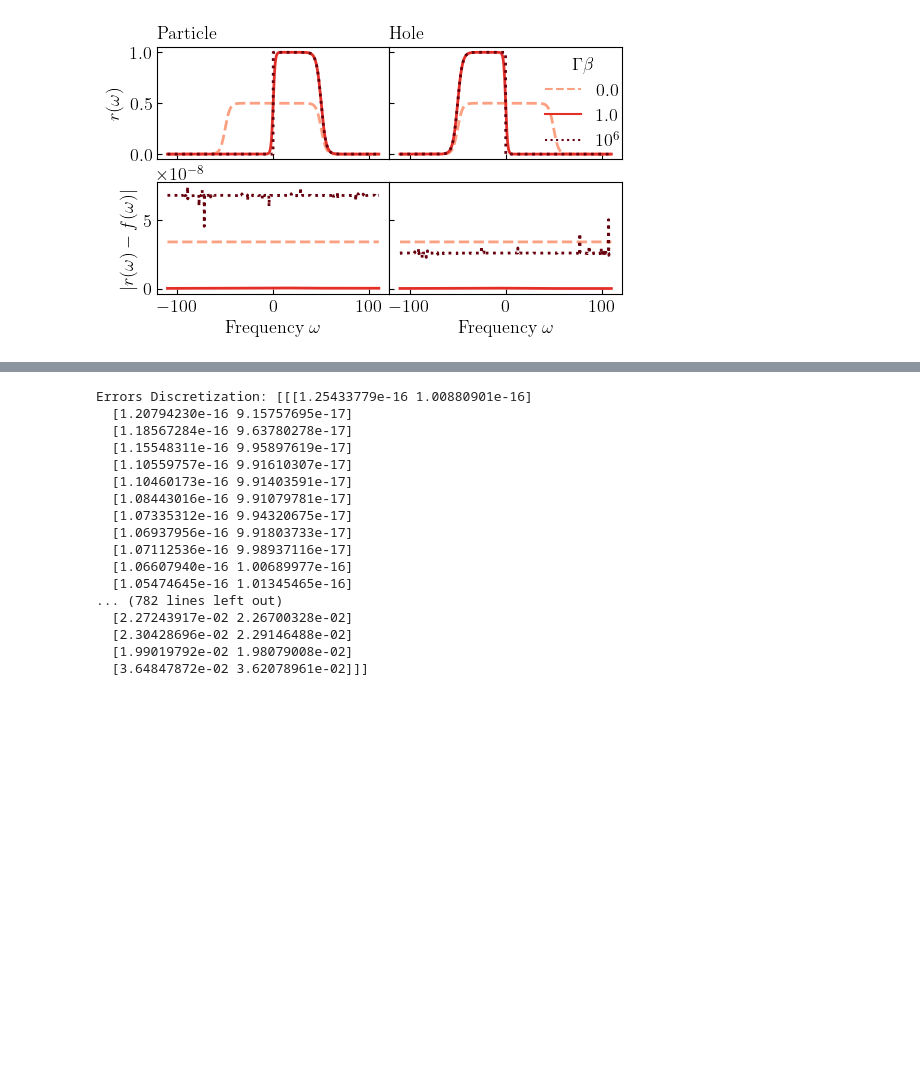
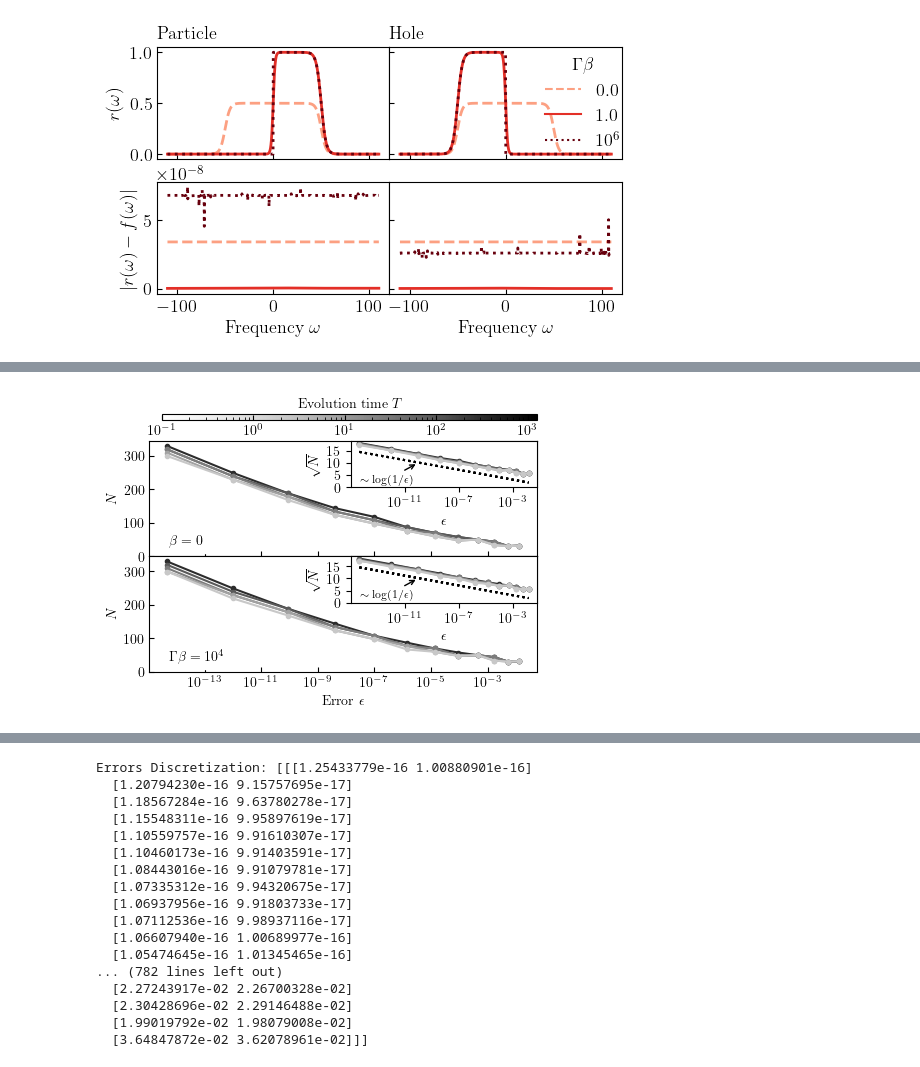
Before and after one commit to jthoenniss/RealTimeID, a Jupyter notebook: notebooks/paper.ipynb, the cells around one changed output, grey strips where cells are left out. Cells and saved outputs as stored; diff of their text form; code cells hidden in the pictures; blank space fills up the shorter version.

```diff
--- a/notebooks/paper.ipynb
+++ b/notebooks/paper.ipynb
@@ -1107,0 +1010,86 @@ nbr. explicit poles 12
+# %%
+
+fig, axs = plt.subplots(2, 1, figsize=(5, 3), sharex=True)
+#Set plot parameters
+plt.rcParams.update({"text.usetex": True, "font.family": "serif", "font.size": 10})
+
+
+norm_times = mcolors.LogNorm(vmin=0.1 * np.min(t_data[t_data > 0]), vmax=4*np.max(t_data))
+
+for b in range(kernel_dims_ID[2]):
+
+    #create inset of ID data
+    axin = axs[b].inset_axes([0.52, 0.6, 0.48, 0.4])
+
+    for tau in range(len(t_data)-1, 0, -3):
+
+        err_disc = []
+        nbr_bare_modes = []
+
+        for iter in range (errors_ID.shape[0]):
+            err_disc.append(errors_discretization[iter, tau, b])
+            nbr_bare_modes.append(N_modes_finegrid[iter, tau, b])
+
+        #convert arrays to numpy arrays
+        err_disc = np.array(err_disc)
+        nbr_bare_modes = np.array(nbr_bare_modes)
+
+        mask_bare = err_disc > 4.e-15
+        #+ np.array(np.sum(mask_bare) * [nbr_additional_poles])
+        line_bare, = axs[b].plot(err_disc[mask_bare], nbr_bare_modes[mask_bare] , marker="o", linestyle="-", markersize=3, color=cmap_grays(norm_times(t_data[tau])),
+                          label= str(round(t_data[tau], 2)))
+
+
+        line_bare_sqrt, = axin.plot(err_disc[mask_bare], np.sqrt(nbr_bare_modes[mask_bare]), marker="o", linestyle="-", markersize=3, color=cmap_grays(norm_times(t_data[tau])))
+        #add a dashed line log(1/x) as guide to the eye
+        dashed = axin.plot(err_disc[mask_bare], 0.44 * np.log(1/err_disc[mask_bare]), linestyle="dotted", color="black")
+        #put an arrow to the dashed line from bottom left and write "log(1/\epsilon)"
+        #axin.text(0.1, .2, r"$\sim\log(1/\epsilon)$", transform=axin.transAxes, fontsize=8)
+    #small error to dashed line labelled with \sim\log(1/\epsilon)
+    axin.annotate(r"$\sim\log(1/\epsilon)$", xy=(1.e-10, 10), xytext=(.05, .1), textcoords='axes fraction', arrowprops=dict(facecolor='black', arrowstyle='->'), fontsize=8)
+    #same but text a bit farther to the right
+
+
+
+    axs[b].set_ylabel(r"$N$")
+    axs[b].set_xscale("log")
+    axs[b].set_ylim(bottom=0)
+
+    axin.set_ylabel(r"$\sqrt{N}$")
+    axin.set_xlabel(r"$\epsilon$")
+    axin.set_xscale("log")
+    axin.set_ylim(bottom=0, top = 19)
+    #set y axis ticks for axin
+    axin.yaxis.set_major_locator(plt.MultipleLocator(5))
+
+axs[1].set_xlabel("Error " + r"$\epsilon$")
+#for text inset, choose background color white
+axs[0].text(0.05, 0.1, r"$\beta = 0$", transform=axs[0].transAxes, backgroundcolor='white')
+axs[1].text(0.05, 0.1, r"$\Gamma\beta  = 10^4$", transform=axs[1].transAxes, backgroundcolor='white')
+
+
+# Add a colorbar for the reds above the figure
+cax_grays = fig.add_axes([0.15, .95, 0.75, 0.02])
+sm_grays = cm.ScalarMappable(cmap=cmap_grays, norm=norm_times)
+sm_grays.set_array([])
+cbar_grays = fig.colorbar(sm_grays, cax=cax_grays, orientation='horizontal')
+cbar_grays.set_label("Evolution time " + r'$T$', labelpad=5, fontsize='medium')
+# Place ticks inside the red colorbar
+cbar_grays.ax.tick_params(axis='x', which='both', direction='in')
+
+# Ensure the colorbars are aligned and share the same title
+cbar_grays.ax.xaxis.set_label_position('top')
+
+
+#move all ticks into plot area:
+for ax in axs.flat:
+    ax.xaxis.set_tick_params(which='both', direction='in')
+    ax.yaxis.set_tick_params(which='both', direction='in')
+
+#move lower plots closer to upper plots
+fig.subplots_adjust(hspace=0.0, wspace=0.0)
+
+# Save the figure as a PDF
+plt.savefig('../plots/paper/flatband_error_Lambda=100000_pos.pdf', format='pdf', bbox_inches='tight')
+# %% [output]
+[figure, added]
```
Also changed, not shown: parts of 4 cells of this notebook.
